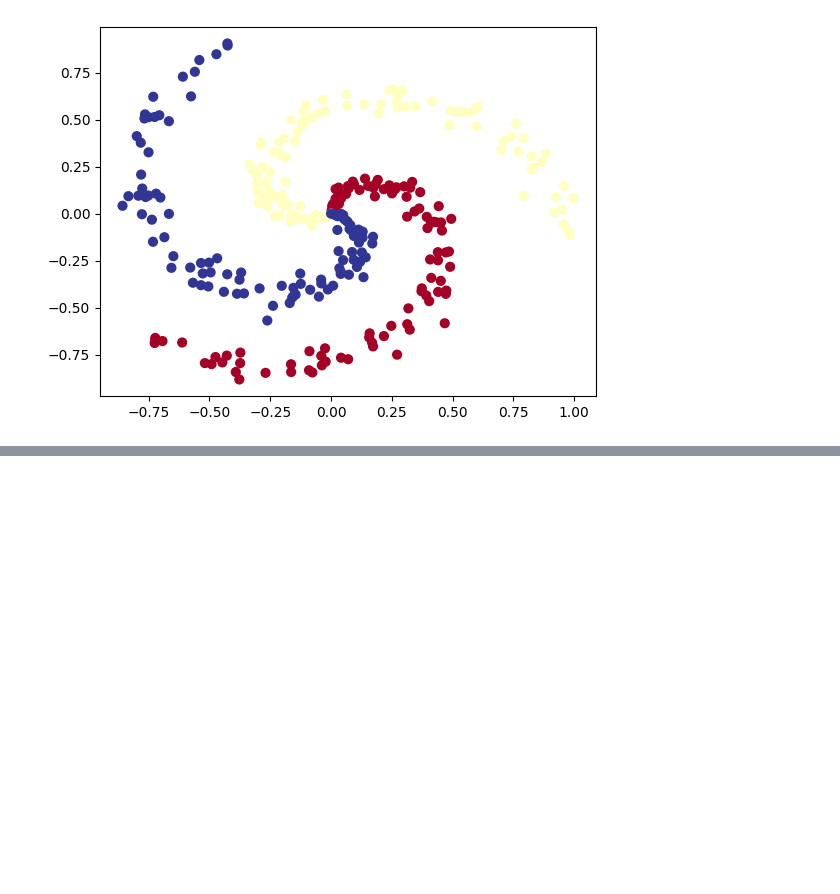
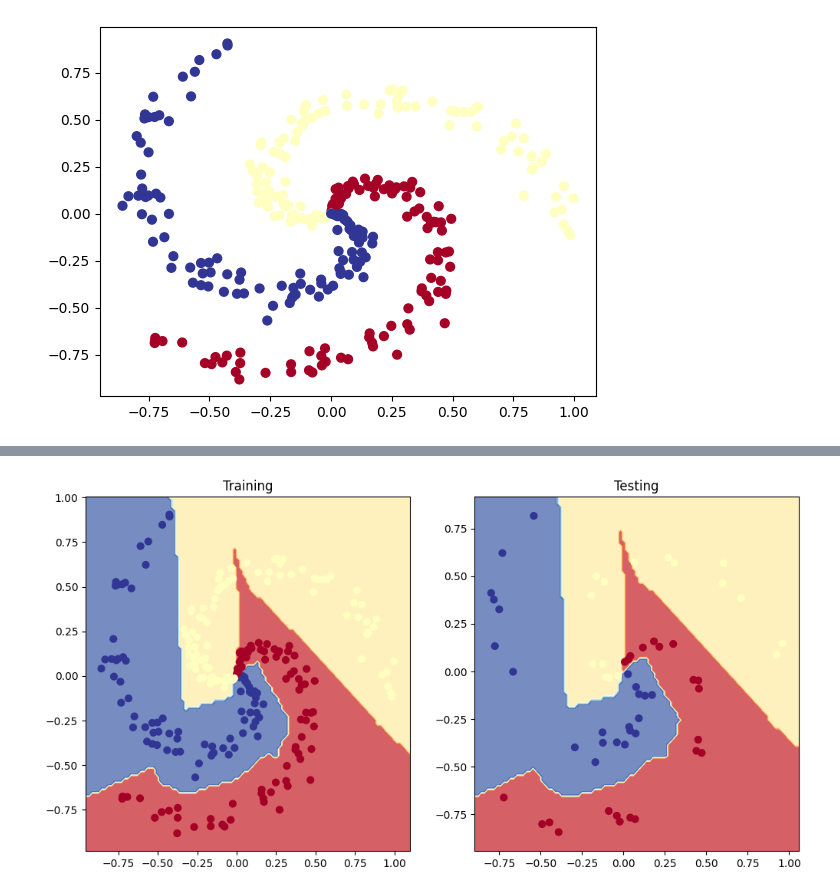
Before and after one commit to UMB200/AI_ML_pytorch_projects, a Jupyter notebook: 02_pytorch_classification_exercises.ipynb, the cells around one changed output, grey strips where cells are left out. Cells and saved outputs as stored; diff of their text form; code cells hidden in the pictures; blank space fills up the shorter version.

```diff
--- a/02_pytorch_classification_exercises.ipynb
+++ b/02_pytorch_classification_exercises.ipynb
@@ -297,7 +297,7 @@ X_train, X_test, y_train, y_test = train_test_split(X, y, test_size = 0.2, rando
 #from torchmetrics import Accuracy
 
 ## TODO: uncomment the two lines below to send the accuracy function to the device
-acc_fn = Accuracy(task="multiclass", num_classes=4).to(device)
+acc_fn = Accuracy(task="multiclass", num_classes=3).to(device)
 # acc_fn
 # %%
 # Prepare device agnostic code
@@ -305,13 +305,18 @@ acc_fn = Accuracy(task="multiclass", num_classes=4).to(device)
 
 # Create model by subclassing nn.Module
 class MultiClassModel(nn.Module):
-  def __init__(self, input_features, output_features, hidden_units):
+  def __init__(self, input_features, output_features):
     super().__init__()
     self.linear_layer_stack = nn.Sequential(
-        nn.Linear(in_features=input_features, out_features=hidden_units),
-        nn.Linear(in_features=input_features, out_features=hidden_units),
-        nn.Linear(in_features=hidden_units, out_features=output_features),
-        nn.ReLU()
+        nn.Linear(in_features=input_features, out_features=output_features),
+        nn.ReLU(),
+        nn.Linear(in_features=output_features, out_features=output_features),
+        nn.ReLU(),
+        nn.Linear(in_features=output_features, out_features=output_features),
     )
+  def forward(self, x):
+    return self.linear_layer_stack(x)
 
 # Instantiate model and send it to device
+model_1 = MultiClassModel(input_features=2, output_features=10).to(device)
+model_1
@@ -318,15 +333,16 @@ class MultiClassModel(nn.Module):
 # %%
 # Setup data to be device agnostic
-
+X_test, y_test = X_test.to(device), y_test.to(device)
+X_train, y_train = X_train.to(device), y_train.to(device)
 
 # Print out first 10 untrained model outputs (forward pass)
 print("Logits:")
-## Your code here ##
+print(model_1(X_train)[:10])
 
 print("Pred probs:")
-## Your code here ##
+print(torch.softmax(model_1(X_train)[:10], dim=1))
 
 print("Pred labels:")
-## Your code here ##
+print(torch.argmax(torch.softmax(model_1(X_train[:10]).squeeze(), dim=1), dim=1))
 # %% [output]
 Logits:
@@ -371,0 +365,4 @@ Pred labels:
+# %%
+# Setup loss function and optimizer
+loss_fn_spiral = nn.CrossEntropyLoss()
+optimizer_adam = torch.optim.Adam(params = model_1.parameters(), lr = 0.1)
@@ -371,0 +419,11 @@ Pred labels:
+# %%
+# Plot decision boundaries for training and test sets
+plt.figure(figsize=(12, 6))
+plt.subplot(1, 2, 1)
+plt.title("Training")
+plot_decision_boundary(model = model_1, X = X_train, y = y_train)
+plt.subplot(1, 2, 2)
+plt.title("Testing")
+plot_decision_boundary(model = model_1, X = X_test, y = y_test)
+# %% [output]
+[figure, added]
```
Also changed, not shown: parts of 10 cells of this notebook.
